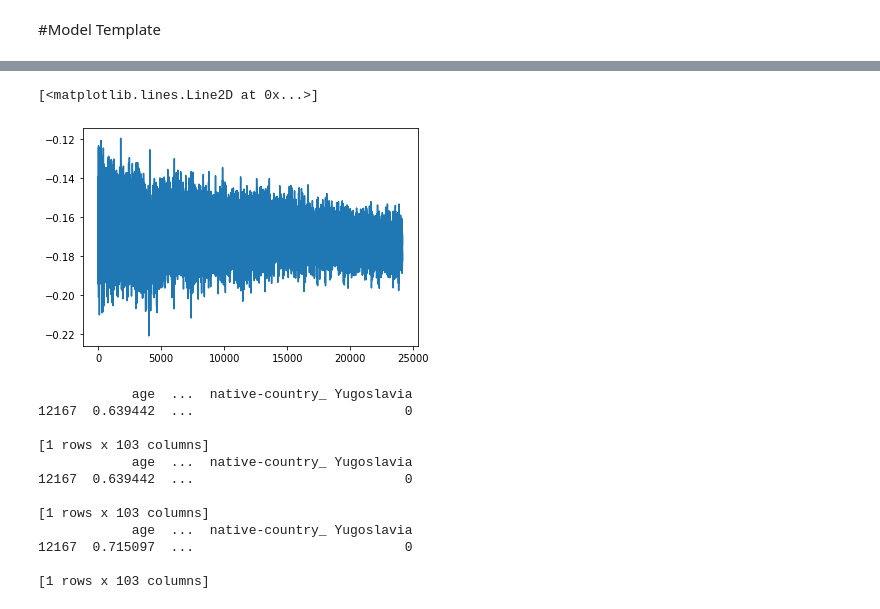
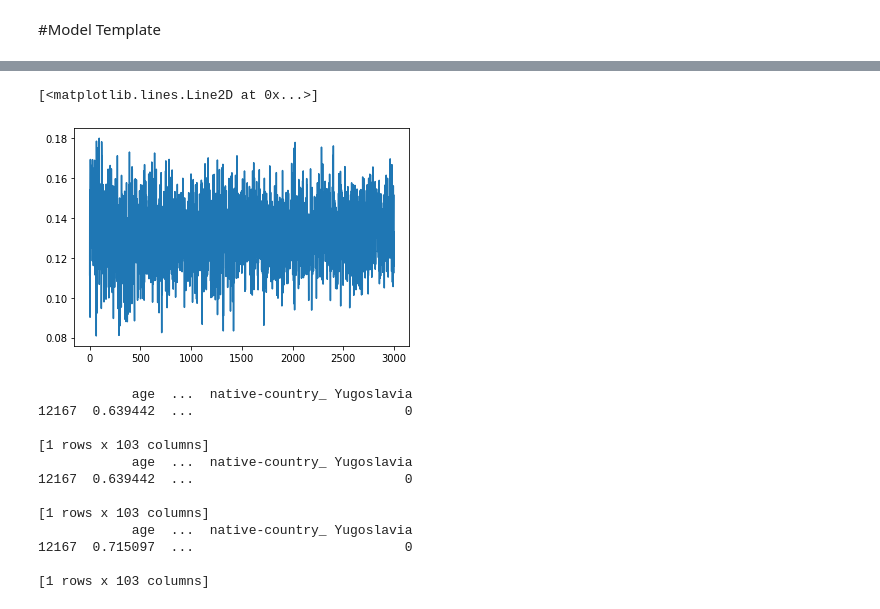
Before and after one commit to laurakn/undergrad_research_2022, a Jupyter notebook: main.ipynb, the cells around one changed output, grey strips where cells are left out. Drawn from its saved outputs; the diff is of its cells as text; code cells hidden in the pictures.

```diff
--- a/main.ipynb
+++ b/main.ipynb
@@ -95,9 +95,10 @@ def f_load_data(TRAIN_DATASET_PATH:str,
 
 
   for col in int_col:
-    mean = combined_dataset[col].mean()
-    std = combined_dataset[col].std()
-    combined_dataset[col]=(combined_dataset[col]-mean)/std
+    max_element = combined_dataset[col].max()
+    min_element = combined_dataset[col].min()
+    dis = max_element - min_element
+    combined_dataset[col]=(combined_dataset[col]-min_element)/dis
 
   #scalar = StandardScaler()
   #tmp = scalar.fit_transform(combined_dataset[int_col.columns])
@@ -162,7 +163,7 @@ class Abernethy_p_sampling(object):
       self,
       classifier,
       p:float,
-      initial_set_frac:float = 0.3,
+      initial_set_frac:float = 0.1,
       origin_train_dataset:DataFrame = None,
       origin_test_dataset:DataFrame = None,
       protected_label:str = None,
@@ -190,7 +191,8 @@ class Abernethy_p_sampling(object):
   def train(
       self,
       chosen_metric:str = 'Overall_accuracy',
-      quiet_mode:bool = True
+      quiet_mode:bool = True,
+      stop_iter_num:int = 1000,
       ):
     self.scores_list = []
     self.metric_result_list = []
@@ -240,10 +242,16 @@ class Abernethy_p_sampling(object):
       train_data = pd.concat([train_data, smp], ignore_index=True)
 
     iteration = 1
+
+
+
     while stop_training == False:
       y = train_data['income']
       X = train_data.drop('income', axis=1)
       X_train, X_test, y_train, y_test = sklearn.model_selection.train_test_split(X,y)
+
+
+      self.X_train_backup, self.y_train_backup = X_train, y_train
 
       # fit the initial model and output the prediction
       c_classifier = sklearn.base.clone(self.empty_classifier)
@@ -291,7 +299,7 @@ class Abernethy_p_sampling(object):
         self.origin_train_dataset.reset_index(drop=True, inplace=True)
         train_data = pd.concat([train_data, smp], ignore_index=True)
 
-      if len(self.origin_train_dataset) == 0:
+      if len(self.origin_train_dataset) == 0 or iteration >= stop_iter_num:
         stop_training = True
       iteration += 1
 
@@ -314,9 +322,9 @@ class Abernethy_p_sampling(object):
       path:str):
     return None
 # %%
-classifier = LogisticRegression( max_iter = 100)
-model = Abernethy_p_sampling(classifier, 0.7, 0.2, train_dataset, test_dataset, 'sex')
+classifier = LogisticRegression( max_iter = 500)
+model = Abernethy_p_sampling(classifier, 0.7, 0.1, train_dataset, test_dataset, 'sex')
 len(train_dataset)
-best_classifier, scores_list, metric_result_list = model.train(quiet_mode = False, chosen_metric='Demographic_Parity')
+best_classifier, scores_list, metric_result_list = model.train(quiet_mode = False, chosen_metric='Demographic_Parity', stop_iter_num = 3000)
 # The number of rows do not add up
 # %% [output]
@@ -340,11 +338,11 @@ Score: 0.8171283963771977, violation: [-0.16471195], biased group: 0
 # %%
 vio_list = []
 for dict_i in metric_result_list:
-  vio_list.append(dict_i['Demographic_Parity'][2])
+  vio_list.append(abs(dict_i['Equal_Opportunity'][2]))
 plt.plot(vio_list)
 # %% [output]
 [<matplotlib.lines.Line2D at 0x...>]
-[figure, old version]
+[figure, new version]
 # %%
 
 smp = train_dataset[train_dataset["sex"]== 0].sample()
```
Also changed, not shown: parts of 5 cells of this notebook.
